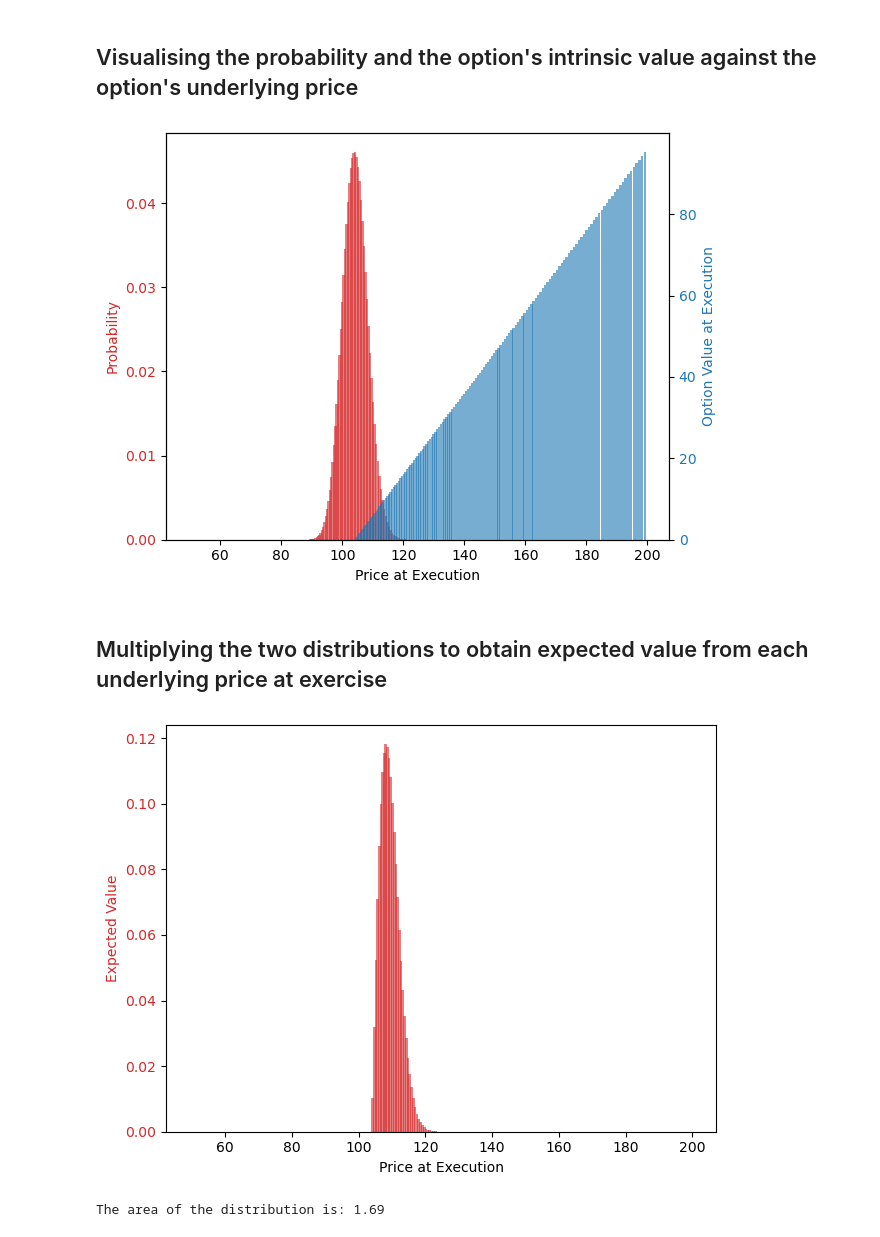
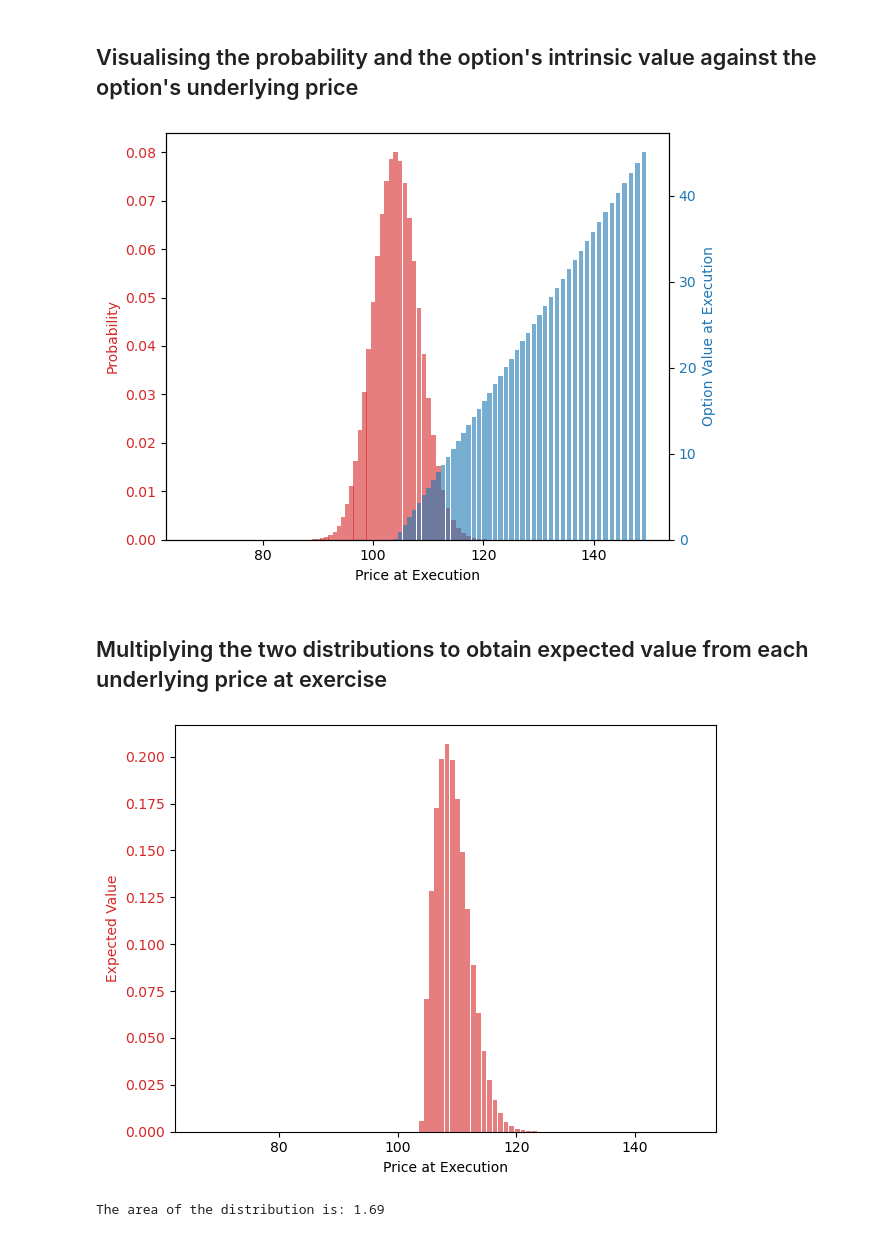
Before and after one commit to JamesRv21/Binomial-Options-Pricing-Model, a Jupyter notebook: binomialOptionPricing.ipynb, the cells around one changed output. Cells and saved outputs as stored; diff of their text form; code cells hidden in the pictures.

```diff
--- a/binomialOptionPricing.ipynb
+++ b/binomialOptionPricing.ipynb
@@ -36,20 +35,20 @@ def create_level(previousLevel, up, down):
     newLevel.append(previousLevel[-1]*up)
     return newLevel
 
-def create_pricing_tree(spot, up, down, numPeriods):
-    pricingTree = [[spot]]
+def create_underlying_tree(spot, up, down, numPeriods):
+    underlyingTree = [[spot]]
     count = 1
     while count <= numPeriods:
-        pricingTree.append(create_level(pricingTree[-1], up, down))
+        underlyingTree.append(create_level(underlyingTree[-1], up, down))
         count = count + 1
-    return pricingTree
+    return underlyingTree
 
-def plot_pricing_tree(pricingTree):
-    numPeriods = len(pricingTree) - 1
+def plot_underlying_tree(underlyingTree):
+    numPeriods = len(underlyingTree) - 1
     mat = lil_matrix((numPeriods+1, numPeriods*2+1), dtype = np.float32)
 
     for i in range(numPeriods+1):
-                value = pricingTree[i]
+                value = underlyingTree[i]
                 rows = np.zeros(i+1, dtype=np.int16) + i
                 cols = np.arange(i+1)*2+numPeriods-i
                 mat[rows, cols] = value
@@ -94,24 +93,24 @@ def create_option_value_level(previousLevel, p, interest, timeToExpiration, numP
         newLevel.append(((1-p) * previousLevel[i] + p * previousLevel[i+1]) / (1+(interest*timeToExpiration/numPeriods)))
     return newLevel
 
-def create_option_value_tree(pricingTreeLastLevel, strike, p, interest, timeToExpiration, numPeriods, optionType="Call",):
+def create_option_value_tree(underlyingTreeLastLevel, strike, p, interest, timeToExpiration, numPeriods, optionType="Call",):
     option_value_tree = []
     if optionType == "Call":
-        currentLevel = [max(0, item - strike) for item in pricingTreeLastLevel]
+        currentLevel = [max(0, item - strike) for item in underlyingTreeLastLevel]
     elif optionType == "Put":
-        currentLevel = [max(0, strike - item) for item in pricingTreeLastLevel]
+        currentLevel = [max(0, strike - item) for item in underlyingTreeLastLevel]
     while(len(currentLevel) > 0):
         option_value_tree.append(currentLevel)
         currentLevel = create_option_value_level(currentLevel, p, interest, timeToExpiration, numPeriods)
     option_value_tree.reverse()
     return option_value_tree
 
-def plot_option_value_tree(pricingTree, option_value_tree):
-    numPeriods = len(pricingTree) - 1
+def plot_option_value_tree(underlyingTree, option_value_tree):
+    numPeriods = len(underlyingTree) - 1
     mat = lil_matrix((numPeriods+1, numPeriods*2+1), dtype = np.float32)
     option_mat = lil_matrix((numPeriods+1, numPeriods*2+1), dtype = np.float32)
     for i in range(numPeriods+1):
-                value = pricingTree[i]
+                value = underlyingTree[i]
                 option_value = option_value_tree[i]
                 rows = np.zeros(i+1, dtype=np.int16) + i
                 cols = np.arange(i+1)*2+numPeriods-i
@@ -120,7 +119,7 @@ def plot_option_value_tree(pricingTree, option_value_tree):
 
     fig = plt.figure(figsize=[15, 7])
     plt.axis('off')
-    plt.title('Tree')
+
 
     for i in range(numPeriods):
         x = (np.arange(3 + i*2) % 2 == 0) + i
@@ -454,7 +450,7 @@ plt.show()
 ## Calculating the option's price using the binomial distribution
 # %%
 interest = 0.04
-numPeriods = 300
+numPeriods = 100
 optionType = "Call"
 # optionType = "Put"
 timeToExpiration = 1
@@ -475,9 +471,9 @@ x = np.arange(0, n+1)
 
 # Probability mass function (PMF)
 pmf = binom.pmf(x, n, p)
-pricingTree = create_pricing_tree(spot, up, down, numPeriods)
+underlyingTree = create_underlying_tree(spot, up, down, numPeriods)
 p = ((1 + interest*(timeToExpiration/numPeriods)) - down) / (up - down)
-option_value_tree = create_option_value_tree(pricingTree[-1], strike, p, interest, timeToExpiration, numPeriods)
+option_value_tree = create_option_value_tree(underlyingTree[-1], strike, p, interest, timeToExpiration, numPeriods)
 total = 0
 for prob, val in zip(pmf, option_value_tree[-1]):
     total += prob * val
@@ -490,22 +486,22 @@ print(f'{total:.2f}')
 # %%
 fig, ax1 = plt.subplots()
 color = 'tab:red'
 ax1.set_xlabel('Price at Execution')
 ax1.set_ylabel('Probability', color=color)
-ax1.bar(pricingTree[-1], pmf, color=color, alpha=0.6)
+ax1.bar(underlyingTree[-1], pmf, color=color, alpha=0.6)
 ax1.tick_params(axis='y', labelcolor=color)
 
 ax2 = ax1.twinx()  # instantiate a second Axes that shares the same x-axis
 
 color = 'tab:blue'
 ax2.set_ylabel('Option Value at Execution', color=color)  # we already handled the x-label with ax1
-ax2.bar(pricingTree[-1], option_value_tree[-1], color=color, alpha=0.6)
+ax2.bar(underlyingTree[-1], option_value_tree[-1], color=color, alpha=0.6)
 ax2.tick_params(axis='y', labelcolor=color)
 
 fig.tight_layout()  # otherwise the right y-label is slightly clipped
 plt.show()
 # %% [output]
-[figure, old version]
+[figure, new version]
 # %% [markdown]
 ## Multiplying the two distributions to obtain expected value from each underlying price at exercise
 # %%
@@ -519,12 +515,12 @@ fig, ax1 = plt.subplots()
 color = 'tab:red'
 ax1.set_xlabel('Price at Execution')
 ax1.set_ylabel('Expected Value', color=color)
-ax1.bar(pricingTree[-1], resultList, color=color, alpha=0.6)
+ax1.bar(underlyingTree[-1], resultList, color=color, alpha=0.6)
 ax1.tick_params(axis='y', labelcolor=color)
 fig.tight_layout()
 plt.show()
 
 print("The area of the distribution is:", f'{total:.2f}')
 # %% [output]
-[figure, old version]
+[figure, new version]
 The area of the distribution is: 1.69
```
Also changed, not shown: parts of 16 cells of this notebook.
